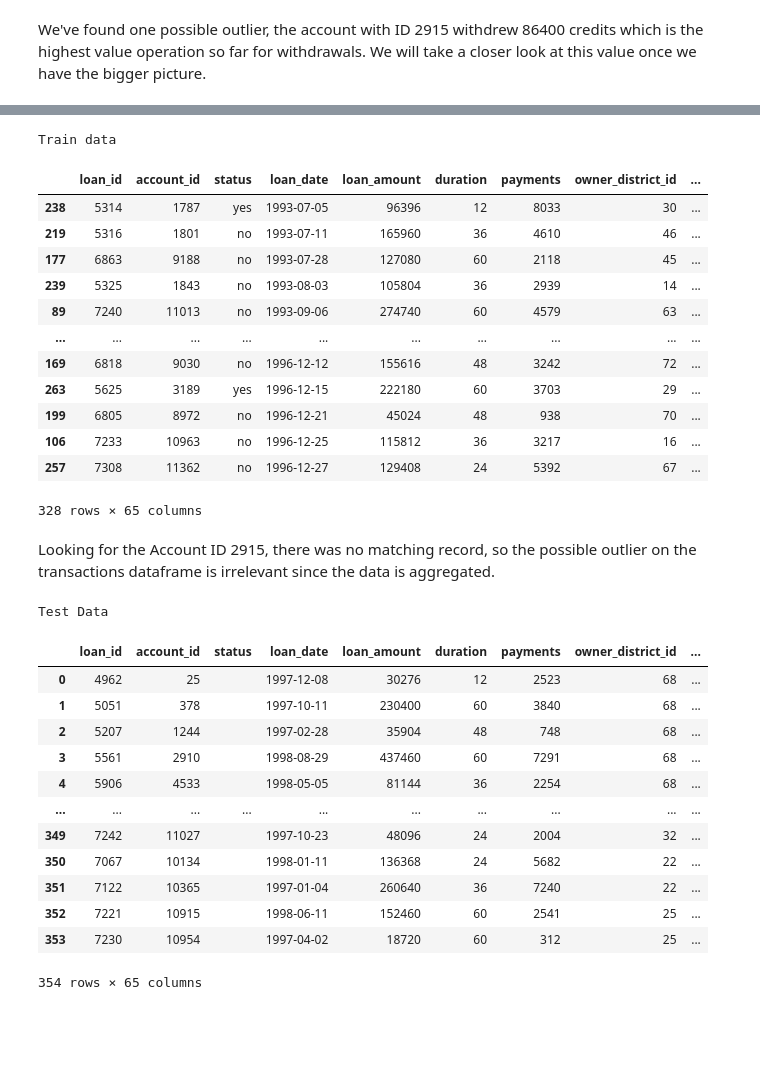
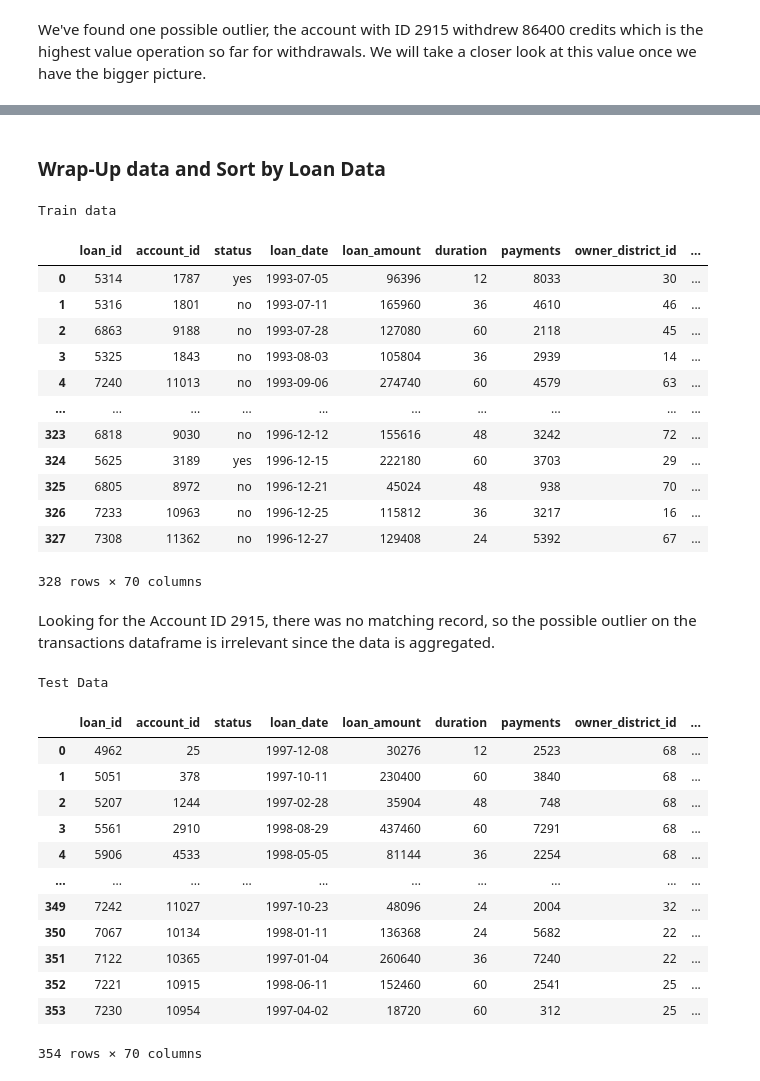
Before and after one commit to goncaloacteixeira/feup-ac, a Jupyter notebook: data-prep.ipynb, the cells around one changed output, grey strips where cells are left out. Saved outputs shown, nothing was run; the diff lists cells and outputs as text; code cells hidden in the pictures; blank space fills up the shorter version.

Commit message:
updated data prep and rm processes

```diff
--- a/data-prep.ipynb
+++ b/data-prep.ipynb
@@ -9,6 +9,7 @@ import numpy as np
 
 pd.set_option('display.max_columns', 500)
 pd.set_option('display.width', 1000)
+pd.set_option('display.max_rows', 40)
 # %%
 # Utilitary functions
 from datetime import date
@@ -332,0 +346,20 @@ def aggregate_demographic_data(df, prefix):
+# %%
+def process_last_transactions(data_type, df):
+    last_transactions = pd.DataFrame()
+
+    transactions_df = prep_transactions(data_type)
+
+    for index, row in df.iterrows():
+        data = transactions_df[transactions_df["account_id"] == row["account_id"]]
+        data = data[data["transaction_date"] < row["loan_date"]]
+        data = data.sort_values(by=['transaction_date'], ascending=False)
+        data = data.iloc[:1]
+
+        data = data.rename(columns=lambda x: "before_loan_" + x)
+        data = data.rename(columns={"before_loan_account_id": "account_id"})
+        last_transactions = last_transactions.append(data, ignore_index=True)
+    last_transactions = last_transactions.drop(["before_loan_trans_id", "before_loan_type", "before_loan_operation"], axis=1)
+
+    return pd.merge(df, last_transactions, on="account_id")
+
+train_df = process_last_transactions("train", train_df)
@@ -332,0 +368,8 @@ def aggregate_demographic_data(df, prefix):
+# %%
+def process_loan_age(df):
+    df['age_at_loan'] = df.apply(lambda x: relativedelta(x["loan_date"], x["birthdate"]).years, axis=1)
+    return df
+
+train_df = process_loan_age(train_df)
+
+train_df.boxplot(column=["age_at_loan"])
@@ -332,0 +379,8 @@ def aggregate_demographic_data(df, prefix):
+# %%
+def process_underage_loan(df):
+    df["underage"] = df.apply(lambda x: x["age_at_loan"] < 18, axis=1)
+    return df
+
+train_df = process_underage_loan(train_df)
+
+sns.countplot(x="underage",data=train_df)
@@ -333,37 +390,35 @@ def aggregate_demographic_data(df, prefix):
+# %% [markdown]
+### Wrap-Up data and Sort by Loan Data
 # %%
-# Train pipeline
-train_df = read_prep_data("train")
-train_df = aggregate_transaction_data(train_df)
-train_df = aggregate_cards_data("train", train_df)
-
 train_df.loc[train_df["status"] == 1, "status"] = "no"
 train_df.loc[train_df["status"] == -1, "status"] = "yes"
 
 train_df = aggregate_demographic_data(train_df, "account_")
 train_df = aggregate_demographic_data(train_df, "owner_")
 
 # we should sort by loan data to have a realistic train/test split while training
 train_df.sort_values(by=['loan_date'], inplace=True)
+train_df = train_df.reset_index(drop=True)
 
 train_df.to_csv("train.csv", index=False)
 
 print("Train data")
 train_df
 # %% [output]
 Train data
 |  | loan_id | account_id | status | loan_date | loan_amount | duration | payments | owner_district_id | ... |
-| 238 | 5314 | 1787 | yes | 1993-07-05 | 96396 | 12 | 8033 | 30 | ... |
-| 219 | 5316 | 1801 | no | 1993-07-11 | 165960 | 36 | 4610 | 46 | ... |
-| 177 | 6863 | 9188 | no | 1993-07-28 | 127080 | 60 | 2118 | 45 | ... |
-| 239 | 5325 | 1843 | no | 1993-08-03 | 105804 | 36 | 2939 | 14 | ... |
-| 89 | 7240 | 11013 | no | 1993-09-06 | 274740 | 60 | 4579 | 63 | ... |
+| 0 | 5314 | 1787 | yes | 1993-07-05 | 96396 | 12 | 8033 | 30 | ... |
+| 1 | 5316 | 1801 | no | 1993-07-11 | 165960 | 36 | 4610 | 46 | ... |
+| 2 | 6863 | 9188 | no | 1993-07-28 | 127080 | 60 | 2118 | 45 | ... |
+| 3 | 5325 | 1843 | no | 1993-08-03 | 105804 | 36 | 2939 | 14 | ... |
+| 4 | 7240 | 11013 | no | 1993-09-06 | 274740 | 60 | 4579 | 63 | ... |
 | ... | ... | ... | ... | ... | ... | ... | ... | ... | ... |
-| 169 | 6818 | 9030 | no | 1996-12-12 | 155616 | 48 | 3242 | 72 | ... |
-| 263 | 5625 | 3189 | yes | 1996-12-15 | 222180 | 60 | 3703 | 29 | ... |
-| 199 | 6805 | 8972 | no | 1996-12-21 | 45024 | 48 | 938 | 70 | ... |
-| 106 | 7233 | 10963 | no | 1996-12-25 | 115812 | 36 | 3217 | 16 | ... |
-| 257 | 7308 | 11362 | no | 1996-12-27 | 129408 | 24 | 5392 | 67 | ... |
+| 323 | 6818 | 9030 | no | 1996-12-12 | 155616 | 48 | 3242 | 72 | ... |
+| 324 | 5625 | 3189 | yes | 1996-12-15 | 222180 | 60 | 3703 | 29 | ... |
+| 325 | 6805 | 8972 | no | 1996-12-21 | 45024 | 48 | 938 | 70 | ... |
+| 326 | 7233 | 10963 | no | 1996-12-25 | 115812 | 36 | 3217 | 16 | ... |
+| 327 | 7308 | 11362 | no | 1996-12-27 | 129408 | 24 | 5392 | 67 | ... |
-328 rows × 65 columns
+328 rows × 70 columns
 # %% [markdown]
 Looking for the Account ID 2915, there was no matching record, so the possible outlier on the transactions dataframe is irrelevant since the data is aggregated.
 # %%
@@ -371,9 +426,11 @@ Looking for the Account ID 2915, there was no matching record, so the possible o
 test_df = read_prep_data("test")
 
 test_df.status = test_df.status.fillna('')
-
 test_df = aggregate_transaction_data(test_df)
 test_df = aggregate_cards_data("test", test_df)
+test_df = process_last_transactions("test", test_df)
+test_df = process_loan_age(test_df)
+test_df = process_underage_loan(test_df)
 test_df = aggregate_demographic_data(test_df, "account_")
 test_df = aggregate_demographic_data(test_df, "owner_")
 
@@ -395,4 +452,4 @@ Test Data
 | 351 | 7122 | 10365 |  | 1997-01-04 | 260640 | 36 | 7240 | 22 | ... |
 | 352 | 7221 | 10915 |  | 1998-06-11 | 152460 | 60 | 2541 | 25 | ... |
 | 353 | 7230 | 10954 |  | 1997-04-02 | 18720 | 60 | 312 | 25 | ... |
-354 rows × 65 columns
+354 rows × 70 columns
```
Also changed, not shown: parts of 7 cells of this notebook, 2 other files.
